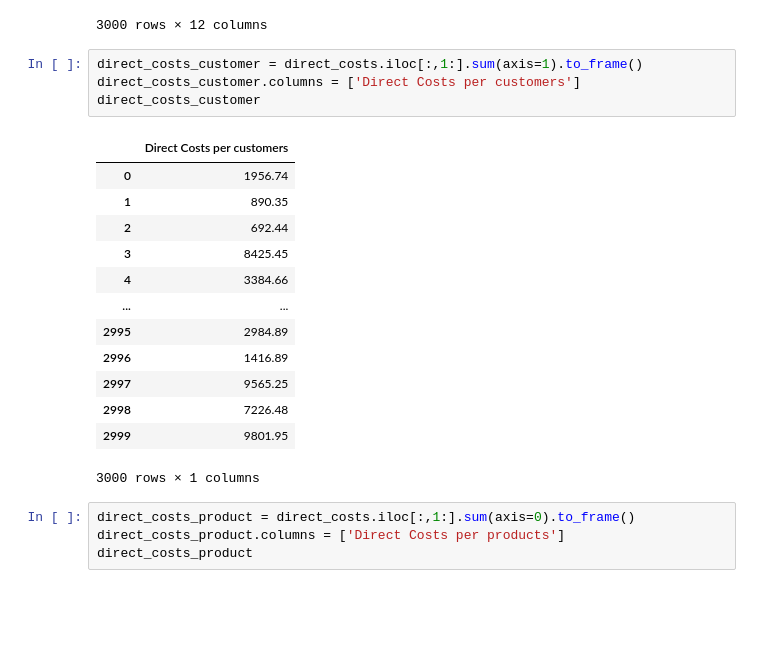
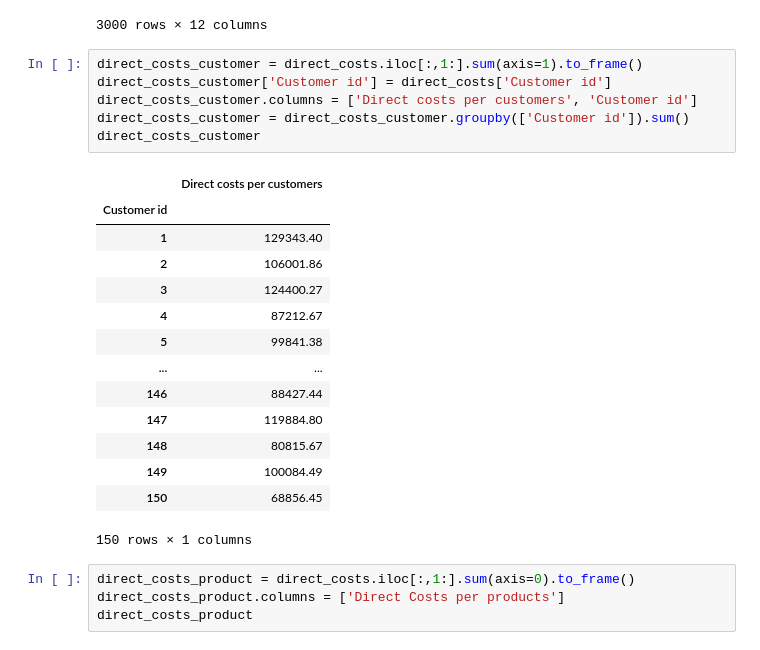
Before and after one commit to PaulineMalaguti/EBA3630, a Jupyter notebook: Customer Profitability Index/Problem 2/2customerprofitability.ipynb, the cells around one changed output. Saved outputs shown, nothing was run; the diff lists cells and outputs as text; blank space fills up the shorter version.

Commit message:
changed per customer thing because customer only 150

```diff
--- a/Customer Profitability Index/Problem 2/2customerprofitability.ipynb
+++ b/Customer Profitability Index/Problem 2/2customerprofitability.ipynb
@@ -305,22 +308,25 @@ direct_costs
 3000 rows × 12 columns
 # %%
 direct_costs_customer = direct_costs.iloc[:,1:].sum(axis=1).to_frame()
-direct_costs_customer.columns = ['Direct Costs per customers']
+direct_costs_customer['Customer id'] = direct_costs['Customer id']
+direct_costs_customer.columns = ['Direct costs per customers', 'Customer id']
+direct_costs_customer = direct_costs_customer.groupby(['Customer id']).sum()
 direct_costs_customer
 # %% [output]
-|  | Direct Costs per customers |
-| 0 | 1956.74 |
-| 1 | 890.35 |
-| 2 | 692.44 |
-| 3 | 8425.45 |
-| 4 | 3384.66 |
+|  | Direct costs per customers |
+| Customer id |  |
+| 1 | 129343.40 |
+| 2 | 106001.86 |
+| 3 | 124400.27 |
+| 4 | 87212.67 |
+| 5 | 99841.38 |
 | ... | ... |
-| 2995 | 2984.89 |
-| 2996 | 1416.89 |
-| 2997 | 9565.25 |
-| 2998 | 7226.48 |
-| 2999 | 9801.95 |
+| 146 | 88427.44 |
+| 147 | 119884.80 |
+| 148 | 80815.67 |
+| 149 | 100084.49 |
+| 150 | 68856.45 |
-3000 rows × 1 columns
+150 rows × 1 columns
 # %%
 direct_costs_product = direct_costs.iloc[:,1:].sum(axis=0).to_frame()
 direct_costs_product.columns = ['Direct Costs per products']
```
Also changed, not shown: parts of 1 cell of this notebook.
